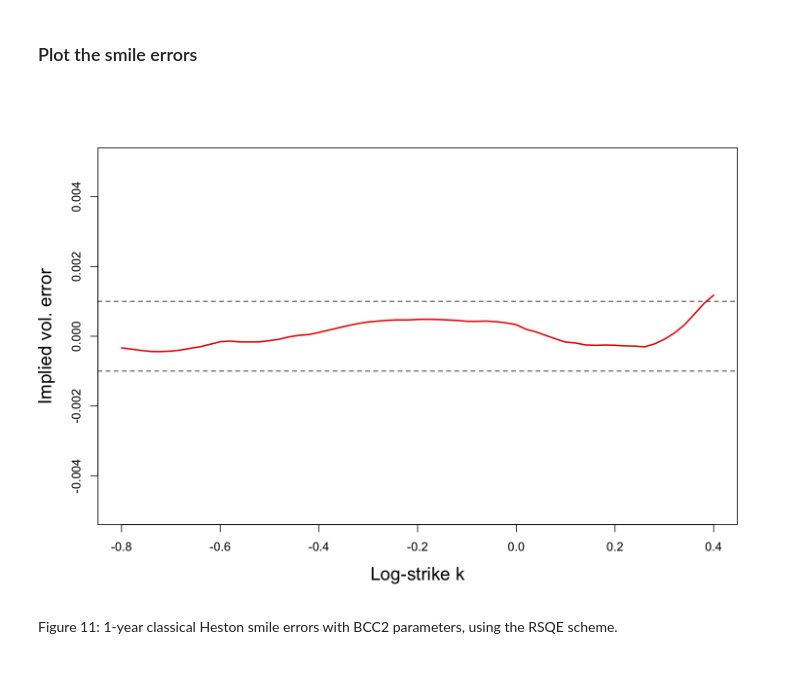
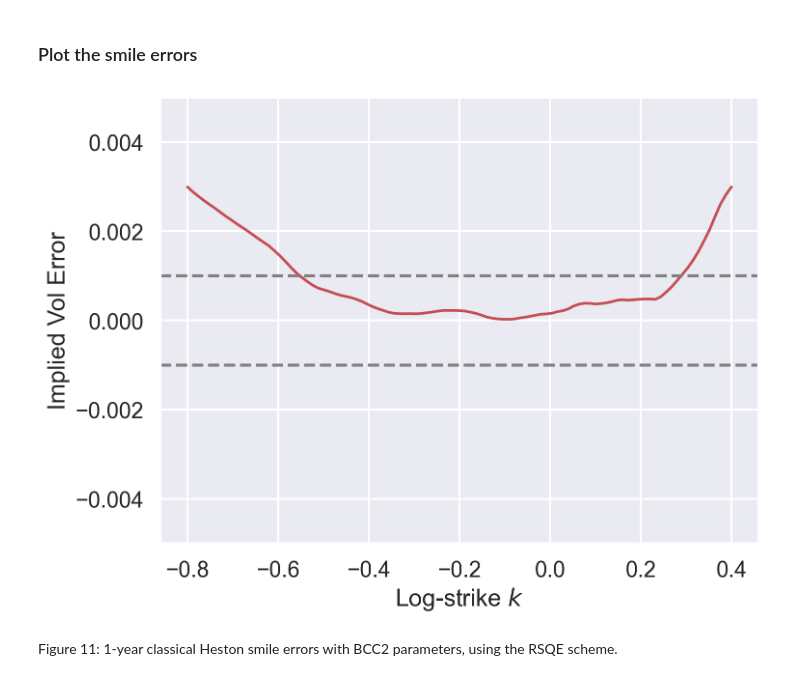
Before and after one commit to fbourgey/RoughVolatilityWorkshop, a Jupyter notebook: QM2024_4_Computation.ipynb, the cells around one changed output. Cells and saved outputs as stored; diff of their text form; code cells hidden in the pictures.

```diff
--- a/QM2024_4_Computation.ipynb
+++ b/QM2024_4_Computation.ipynb
@@ -1127,15 +1126,17 @@ plt.show()
 Figure 10: Exact and RSQE 1-year classical Heston smiles compared.
 # %% [markdown]
 ### Plot the smile errors
-# %%
-plot(kk, smile.128.RSQE - exactHestonVols.cHeston.kk,
-     col = rd, lwd = 2, type = "l",
-     xlab = "Log-strike k", ylab = "Implied vol. error", cex.lab = 1.5, ylim = c(-.005, .005)
-)
-abline(h = .001, lty = 2)
-abline(h = -.001, lty = 2)
-# %% [output]
-[figure, removed]
+# %%
+fig, ax = plt.subplots()
+ax.plot(ks, impvol_heston_rsqe - impvol_heston, "r-", linewidth=2)
+ax.axhline(y=0.001, linestyle="--", color="gray")
+ax.axhline(y=-0.001, linestyle="--", color="gray")
+ax.set_xlabel("Log-strike $k$")
+ax.set_ylabel("Implied Vol Error")
+ax.set_ylim(-0.005, 0.005)
+plt.show()
+# %% [output]
+[figure, added]
 # %% [markdown]
 Figure 11: 1-year classical Heston smile errors with BCC2 parameters, using the RSQE scheme.
 # %% [markdown]
```
Also changed, not shown: parts of 20 cells of this notebook, 2 other files.
